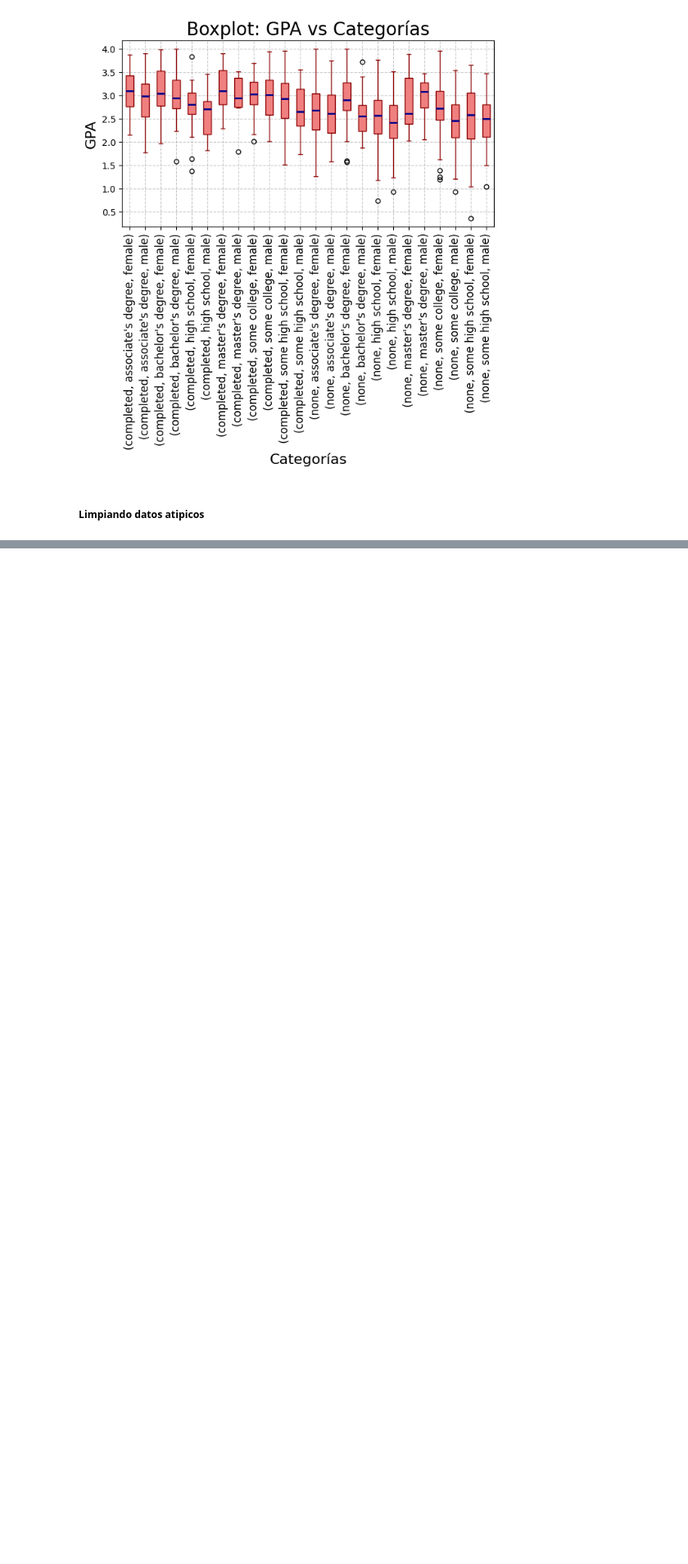
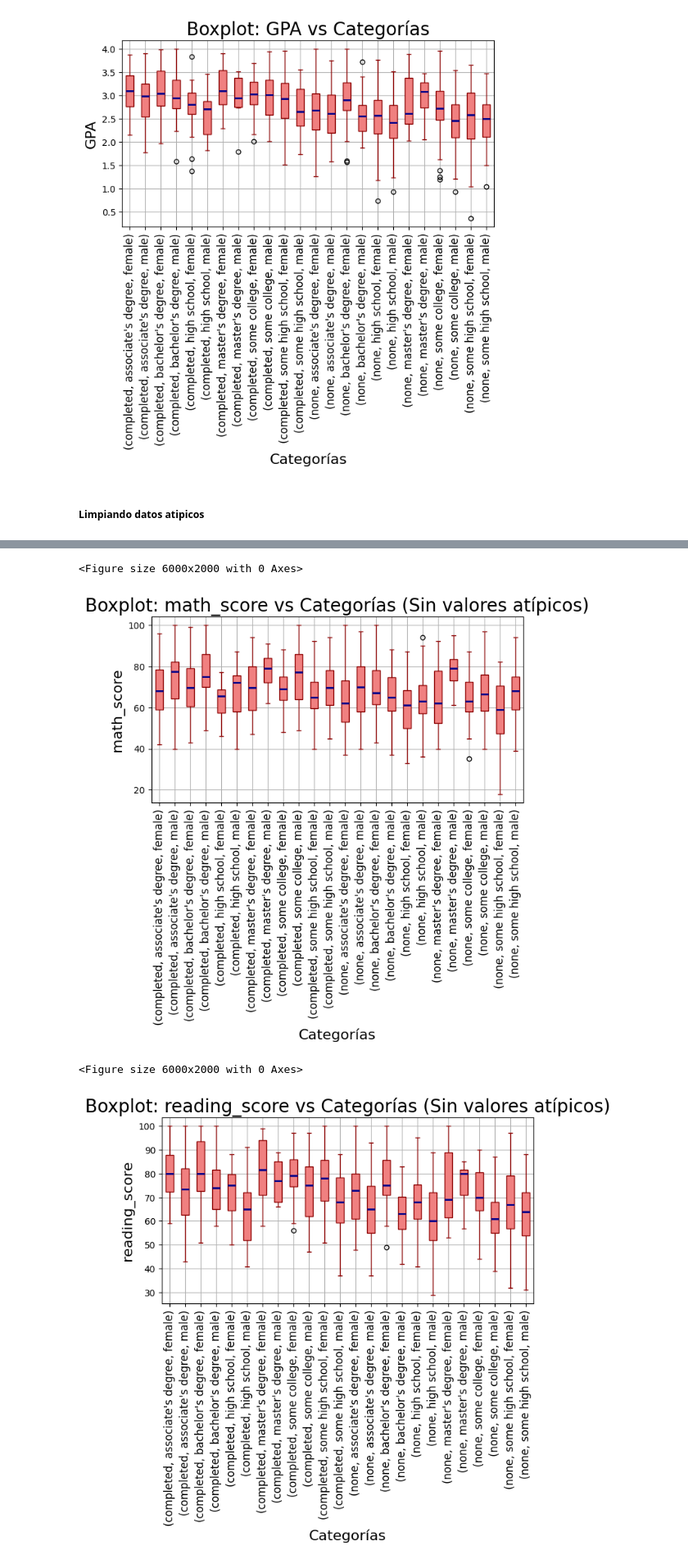
Before and after one commit to JosueSalomon/Proyecto_1_Teoria_de_la_simulacion, a Jupyter notebook: EDA.ipynb, the cells around one changed output, grey strips where cells are left out. Shown at 82% size. Saved outputs shown, nothing was run; the diff lists cells and outputs as text; code cells hidden in the pictures; blank space fills up the shorter version.

Commit message:
Se eliminaron valores atipicos y se muestran las graficas

```diff
--- a/EDA.ipynb
+++ b/EDA.ipynb
@@ -393,3 +395,9 @@ df_resultados
 | 21 | none | some college | male | 31.000 | 103.000 | ... |
 | 22 | none | some high school | female | 12.125 | 105.125 | ... |
 | 23 | none | some high school | male | 31.625 | 100.625 | ... |
+# %%
+df_bound = df.merge(
+    df_resultados,
+    on=cat_cols_seleccionadas,
+    how="inner"
+)
@@ -395,0 +456,30 @@ df_resultados
+# %%
+for num_col in num_cols:
+    plt.figure(figsize=(60, 20))
+
+    # Crear el boxplot con los datos ya limpiados (sin valores atípicos)
+    df_bound.boxplot(column=num_col, by=cat_cols_seleccionadas, grid=True, patch_artist=True,
+                boxprops=dict(facecolor='lightcoral', color='darkred'),
+                whiskerprops=dict(color='darkred'),
+                flierprops=dict(marker='o', color='purple', markersize=5),
+                capprops=dict(color='darkred'),
+                medianprops=dict(color='darkblue', linewidth=2))
+
+    # Personalizar gráfico
+    plt.title(f"Boxplot: {num_col} vs Categorías (Sin valores atípicos)", fontsize=20, color='black')
+    plt.suptitle('')  # Eliminar título automático
+    plt.xlabel('Categorías', fontsize=16, color='black')
+    plt.ylabel(num_col, fontsize=16, color='black')
+
+    # Ajustes en las etiquetas del eje X
+    plt.xticks(rotation=90, fontsize=12, color='black')
+
+    # Ajustar márgenes para evitar solapamiento
+    plt.subplots_adjust(left=0.05, right=0.95, bottom=0.25, top=0.85)
+
+    plt.show()
+# %% [output]
+<Figure size 6000x2000 with 0 Axes>
+[figure, added]
+<Figure size 6000x2000 with 0 Axes>
+[figure, added]
```
Also changed, not shown: parts of 4 cells of this notebook.
